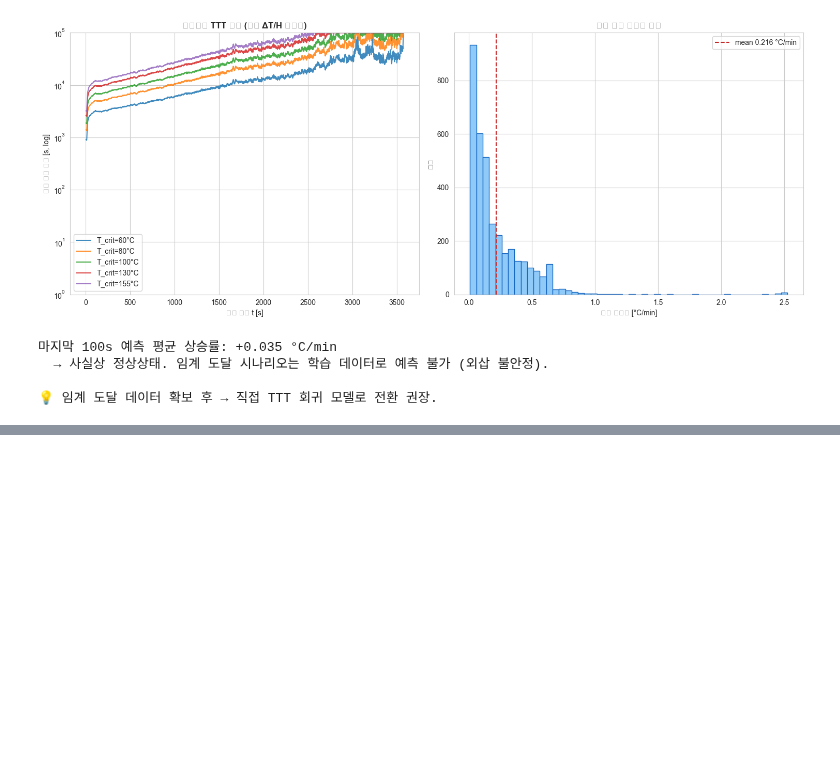
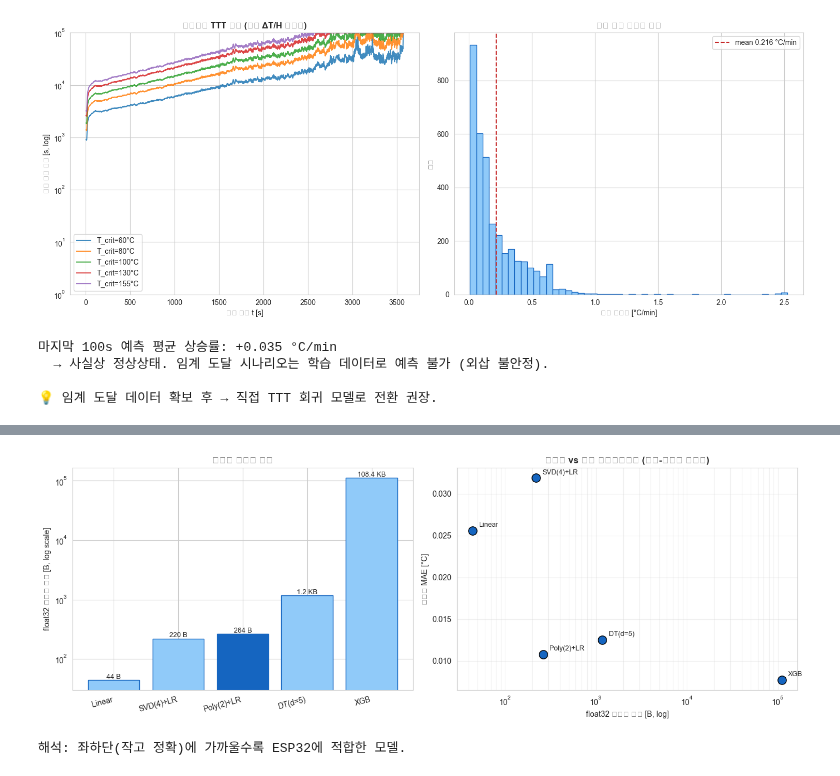
Before and after one commit to INHA-IN-GPS-2026/IN_GPS_ML_Validation, a Jupyter notebook: notebooks/01_model_evaluation.ipynb, the cells around one changed output, grey strips where cells are left out. Saved outputs shown, nothing was run; the diff lists cells and outputs as text; code cells hidden in the pictures; blank space fills up the shorter version.

```diff
--- a/notebooks/01_model_evaluation.ipynb
+++ b/notebooks/01_model_evaluation.ipynb
@@ -681,0 +798,36 @@ print("\n💡 임계 도달 데이터 확보 후 → 직접 TTT 회귀 모델로
+# %%
+# 시각화: 정확도(MAE) vs 크기(float32 B) 트레이드오프
+fig, axes = plt.subplots(1, 2, figsize=(14, 5))
+
+# 좌: bar — 모델별 float32 가중치 크기 (log scale)
+ax = axes[0]
+colors = [BLUE_LIGHT if m != "Poly(2)+LR" else BLUE for m in size_df.index]
+bars = ax.bar(size_df.index, size_df["float32_B"], color=colors, edgecolor=BLUE)
+for b, v in zip(bars, size_df["float32_B"]):
+    label = f"{v} B" if v < 1024 else f"{v/1024:.1f} KB"
+    ax.text(b.get_x()+b.get_width()/2, b.get_height()*1.05, label, ha="center", fontsize=9)
+ax.set_yscale("log")
+ax.set_ylabel("float32 가중치 크기 [B, log scale]")
+ax.set_title("모델별 가중치 크기", fontweight="bold")
+plt.setp(ax.get_xticklabels(), rotation=15, ha="right")
+
+# 우: scatter — MAE vs 크기 (Pareto 시각화)
+ax = axes[1]
+ax.scatter(size_df["float32_B"], size_df["MAE"], s=120, color=BLUE, edgecolor="black", zorder=3)
+for name, row in size_df.iterrows():
+    ax.annotate(name, (row["float32_B"], row["MAE"]),
+                textcoords="offset points", xytext=(8, 5), fontsize=9)
+ax.set_xscale("log")
+ax.set_xlabel("float32 가중치 크기 [B, log]")
+ax.set_ylabel("테스트 MAE [°C]")
+ax.set_title("정확도 vs 크기 트레이드오프 (왼쪽-아래가 베스트)", fontweight="bold")
+ax.grid(True, which="both", alpha=0.3)
+
+plt.tight_layout()
+plt.savefig(f"{FIGURES_DIR}/11_model_size_comparison.png", dpi=150, bbox_inches="tight")
+plt.show()
+
+print("해석: 좌하단(작고 정확)에 가까울수록 ESP32에 적합한 모델.")
+# %% [output]
+[figure, added]
+해석: 좌하단(작고 정확)에 가까울수록 ESP32에 적합한 모델.
```
Also changed, not shown: parts of 9 cells of this notebook, 12 other files.
